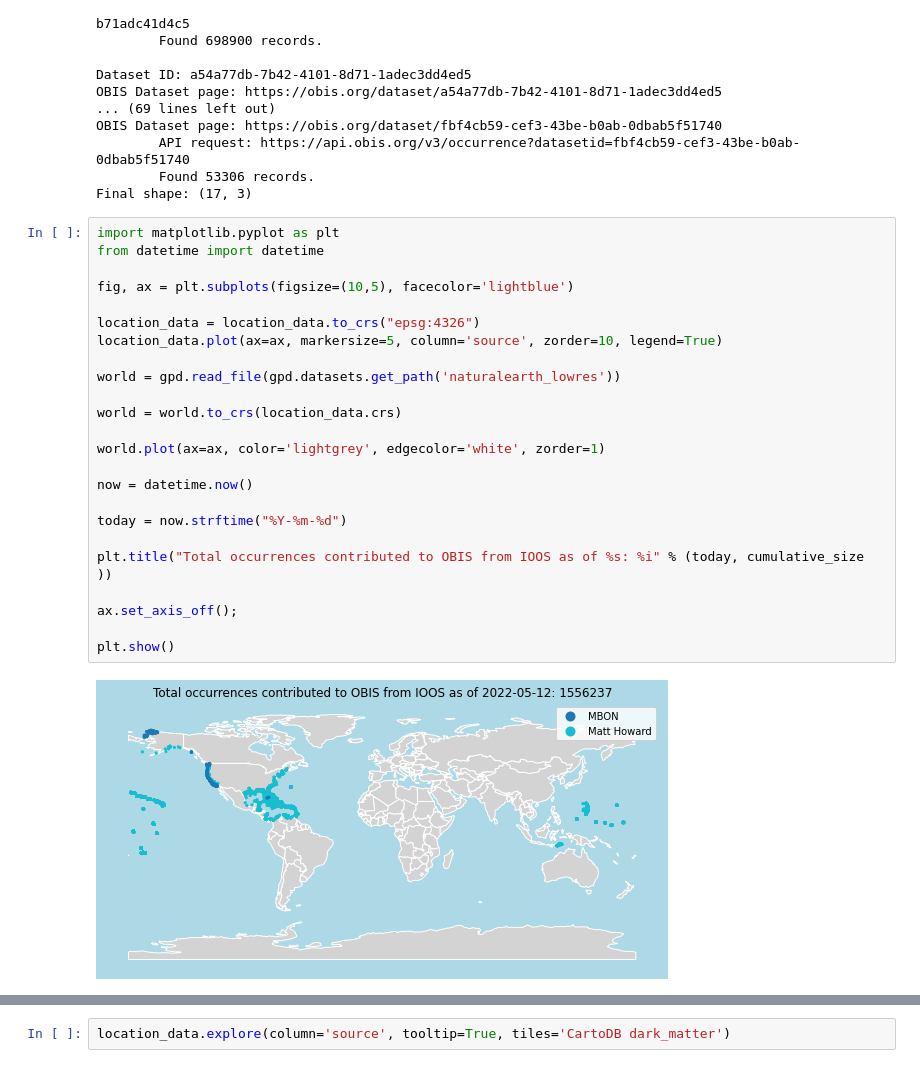
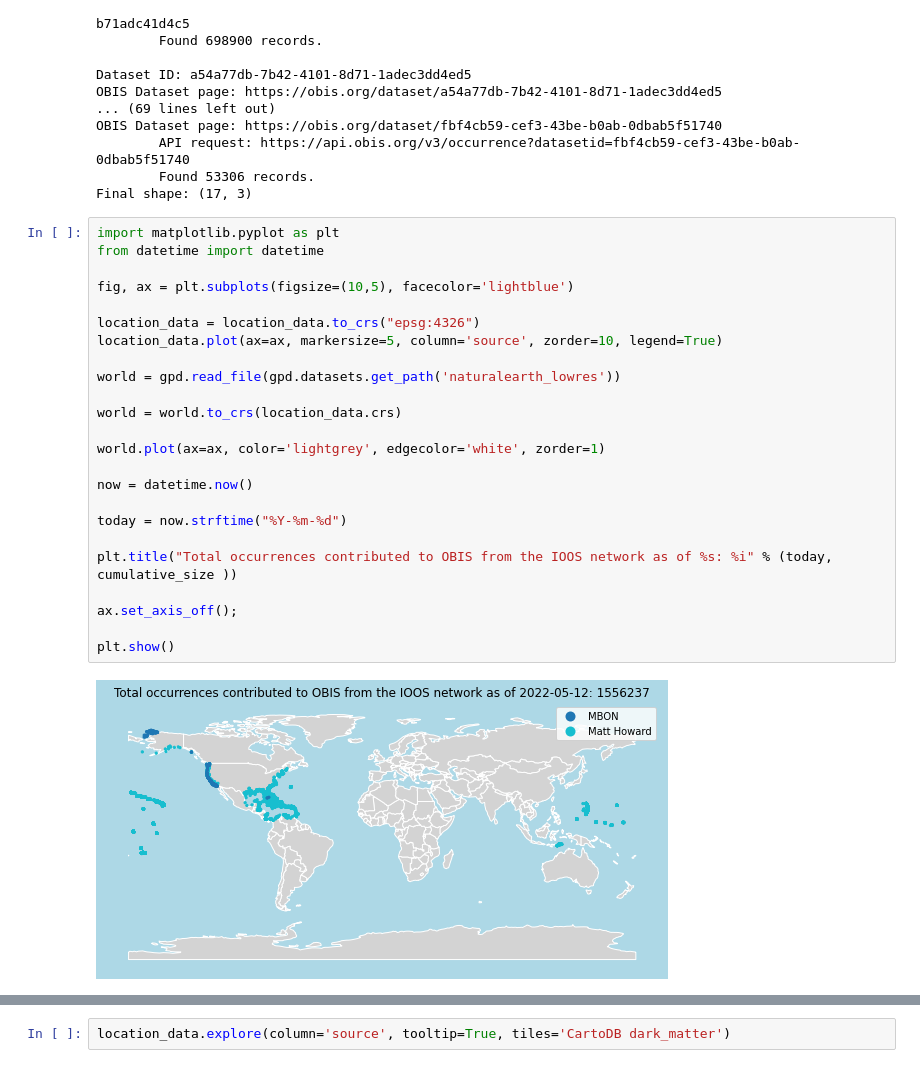
Before and after one commit to MathewBiddle/sandbox, a Jupyter notebook: notebooks/IOOS_occurrences_in_OBIS.ipynb, the cells around one changed output, grey strips where cells are left out. Drawn from its saved outputs; the diff is of its cells as text.

Commit message:
updating figure title

```diff
--- a/notebooks/IOOS_occurrences_in_OBIS.ipynb
+++ b/notebooks/IOOS_occurrences_in_OBIS.ipynb
@@ -234,29 +234,29 @@ Final shape: (17, 3)
 # %%
 import matplotlib.pyplot as plt
 from datetime import datetime
 
 fig, ax = plt.subplots(figsize=(10,5), facecolor='lightblue')
 
 location_data = location_data.to_crs("epsg:4326")
 location_data.plot(ax=ax, markersize=5, column='source', zorder=10, legend=True)
 
 world = gpd.read_file(gpd.datasets.get_path('naturalearth_lowres'))
 
 world = world.to_crs(location_data.crs)
 
 world.plot(ax=ax, color='lightgrey', edgecolor='white', zorder=1)
 
 now = datetime.now()
 
 today = now.strftime("%Y-%m-%d")
 
-plt.title("Total occurrences contributed to OBIS from IOOS as of %s: %i" % (today, cumulative_size ))
+plt.title("Total occurrences contributed to OBIS from the IOOS network as of %s: %i" % (today, cumulative_size ))
 
 ax.set_axis_off();
 
 plt.show()
 # %% [output]
-[figure, old version]
+[figure, new version]
 # %%
 !pip install matplotlib mapclassify
 !pip install folium -U
```
Also changed, not shown: parts of 2 cells of this notebook.
